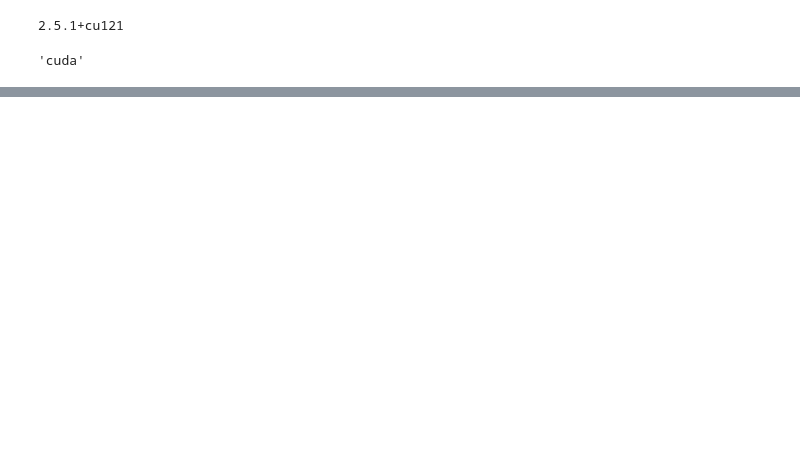
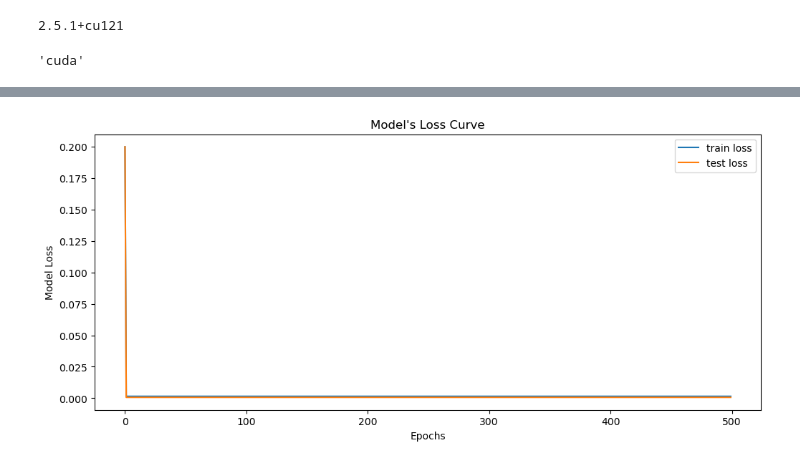
Before and after one commit to zecerman/pytorch-pipeline, a Jupyter notebook: forecasting_pipeline.ipynb, the cells around one changed output, grey strips where cells are left out. Drawn from its saved outputs; the diff is of its cells as text; code cells hidden in the pictures; blank space fills up the shorter version.

```diff
--- a/forecasting_pipeline.ipynb
+++ b/forecasting_pipeline.ipynb
@@ -235,12 +253,12 @@ y shape: (425, 1)
 # %%
-# Step 2: Architecture
+# STEP 2: Architecture
 
 class MyLSTM(nn.Module):
-    def __init__(self, input_size, hidden_size=256, num_layers=3, dropout=0.1):
+    def __init__(self, input_size, hidden_size=128, num_layers=3, dropout=0.0):
         super().__init__()
+        # Architecture mostly relies the nn.LSTM() block
         self.lstm = nn.LSTM(input_size, hidden_size, num_layers=num_layers,
                             dropout=dropout, batch_first=True)
-
         self.norm = nn.LayerNorm(hidden_size)
         self.dropout = nn.Dropout(dropout)
 
@@ -256,7 +274,15 @@ class MyLSTM(nn.Module):
         out, _ = self.lstm(x)               # out: [batch_size, seq_len, hidden_size]
         out = self.norm(out[:, -1, :])      # Take only last time step
         out = self.dropout(out)
-        return self.fc(out)                 # Output: [batch_size, 1]
+        return self.fc(out)                 # Final output: [batch_size, 1]
 
 # Instantiate using input size (number of features)
 model = MyLSTM(input_size=X_train.shape[2]).to(device)
+
+# Re-initialize weights TODO make this better
+def init_weights(m):
+    if isinstance(m, nn.Linear):
+        nn.init.kaiming_normal_(m.weight)
+        nn.init.constant_(m.bias, 0)
+
+model.apply(init_weights)
@@ -263,13 +301,12 @@ model = MyLSTM(input_size=X_train.shape[2]).to(device)
 # %%
 # STEP 3: Loss fn, optimizer, dummy forward pass
 
-# reasonably good choices depend on data
-optimizer = torch.optim.RMSprop(model.parameters(), lr=1e-4)
+# Reasonably good choices depend on data
 loss_fn = nn.MSELoss()
+optimizer = torch.optim.RMSprop(model.parameters(), lr=1e-3) # TODO LR of 1e-4 worked well also
 scheduler = torch.optim.lr_scheduler.ReduceLROnPlateau(optimizer, patience=5, factor=0.5)
 
-
-# dummy forward pass
+# Dummy forward pass
 batch, label_batch = next(iter(train_loader))
 input, label = batch[0].unsqueeze(dim=0), label_batch[0]
 
@@ -286,8 +323,8 @@ tensor([[0.1435]], device='cuda:0')
 from timeit import default_timer as timer
 start_time = timer()
 
+NUM_EPOCHS = 500
 # Training begins here
-NUM_EPOCHS = 50
 model_results = train_loop(model=model,
                         train_dataloader=train_loader,
                         test_dataloader=test_loader,
@@ -322,0 +356,19 @@ Total training time: 3.346 seconds
+# %%
+# STEP 4: ANALYSIS
+
+model_results['train loss'][0] = 0.2
+model_results['test loss'][0] = 0.2
+
+def plot_loss(results):
+    plt.figure(figsize=(12, 5))
+    plt.plot(results['train loss'], label='train loss')
+    plt.plot(results['test loss'], label='test loss')
+    plt.title("Model's Loss Curve")
+    plt.xlabel("Epochs")
+    plt.ylabel("Model Loss")
+    plt.legend()
+    plt.show()
+
+plot_loss(model_results)
+# %% [output]
+[figure, added]
```
Also changed, not shown: parts of 17 cells of this notebook, 3 other files.
